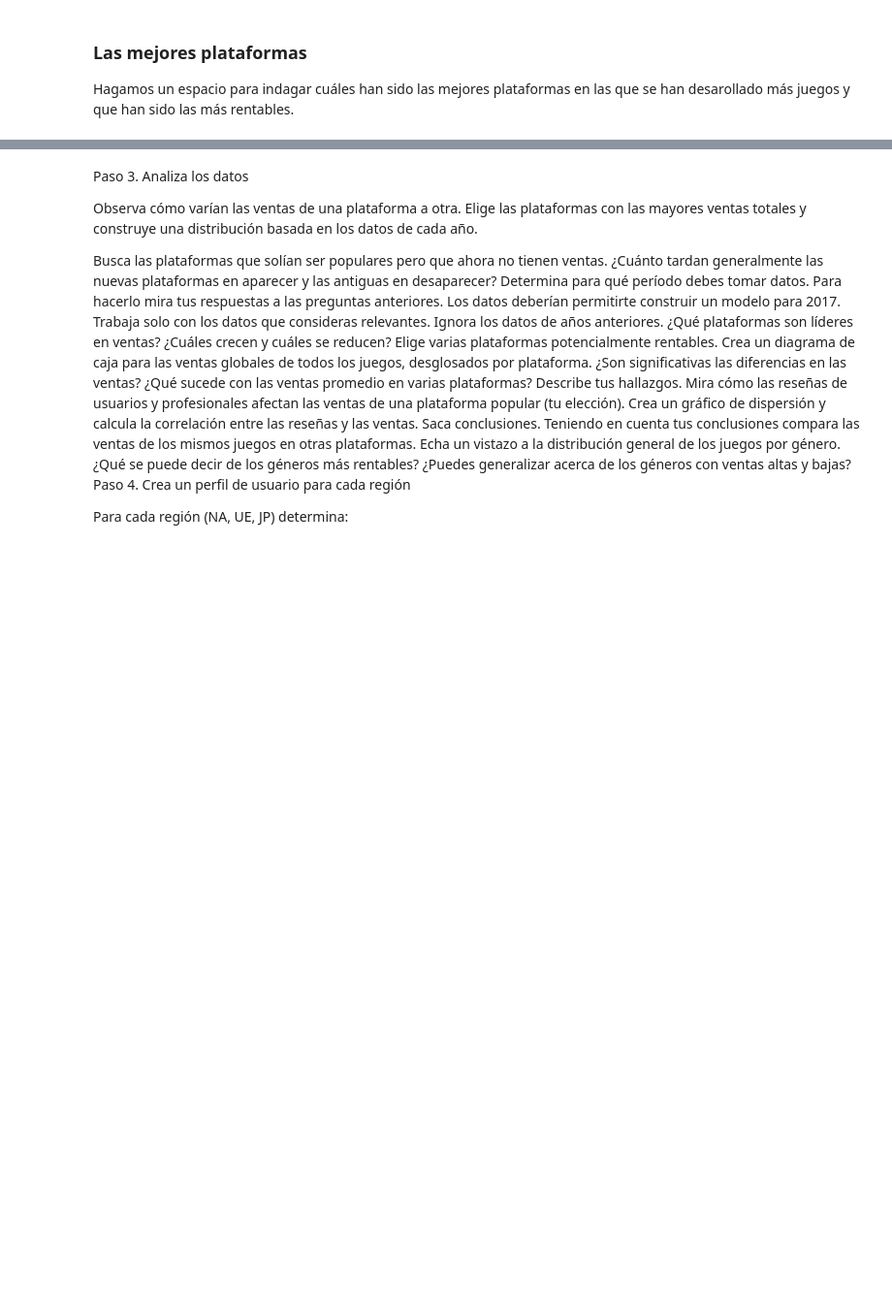
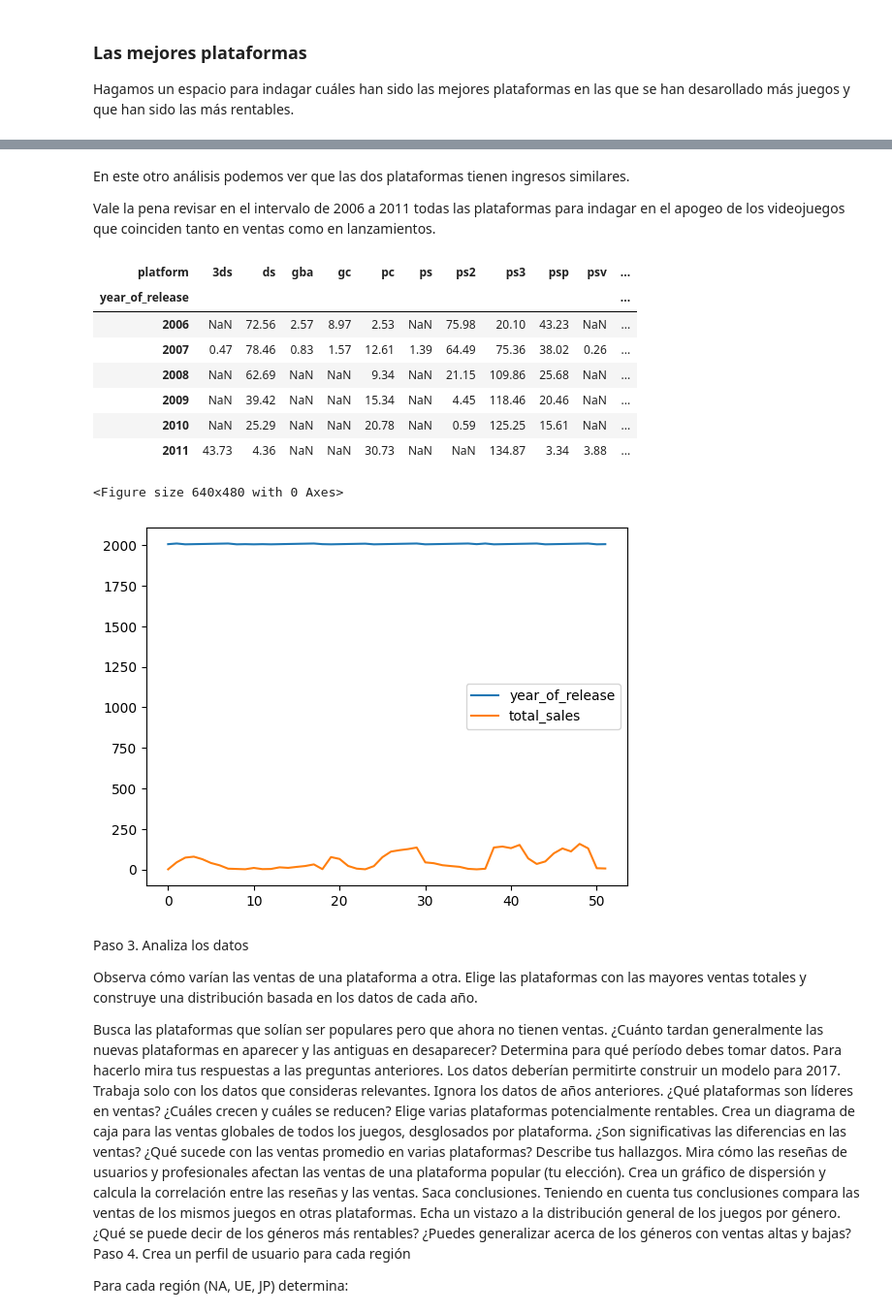
Before and after one commit to ma280113/TripleTen, a Jupyter notebook: strint_6_proyect/notebook.ipynb, the cells around one changed output, grey strips where cells are left out. Shown at 97% size. Cells and saved outputs as stored; diff of their text form; code cells hidden in the pictures; blank space fills up the shorter version.

```diff
--- a/strint_6_proyect/notebook.ipynb
+++ b/strint_6_proyect/notebook.ipynb
@@ -329,3 +494,28 @@ Comparando ambos juegos, despues de el año 2005 el ds reemplaza a ps2 ganando m
+# %% [markdown]
+En este otro análisis podemos ver que las dos plataformas tienen ingresos similares.
+
+Vale la pena revisar en el intervalo de 2006 a 2011 todas las plataformas para indagar en el apogeo de los videojuegos que coinciden tanto en ventas como en lanzamientos.
+# %%
+data_years = df[(df['year_of_release'] >= 2006) & (df['year_of_release'] <= 2011)]
+compare_years = data_years.groupby(['platform', 'year_of_release'])['total_sales'].sum().reset_index()
+pivot_compare = compare_years.pivot(index = 'year_of_release', columns='platform', values= 'total_sales')
+display(pivot_compare)
+plt.figure()
+
+compare_years.plot()
+
+plt.show()
+# %% [output]
+| platform | 3ds | ds | gba | gc | pc | ps | ps2 | ps3 | psp | psv | ... |
+| year_of_release |  |  |  |  |  |  |  |  |  |  | ... |
+| 2006 | NaN | 72.56 | 2.57 | 8.97 | 2.53 | NaN | 75.98 | 20.10 | 43.23 | NaN | ... |
+| 2007 | 0.47 | 78.46 | 0.83 | 1.57 | 12.61 | 1.39 | 64.49 | 75.36 | 38.02 | 0.26 | ... |
+| 2008 | NaN | 62.69 | NaN | NaN | 9.34 | NaN | 21.15 | 109.86 | 25.68 | NaN | ... |
+| 2009 | NaN | 39.42 | NaN | NaN | 15.34 | NaN | 4.45 | 118.46 | 20.46 | NaN | ... |
+| 2010 | NaN | 25.29 | NaN | NaN | 20.78 | NaN | 0.59 | 125.25 | 15.61 | NaN | ... |
+| 2011 | 43.73 | 4.36 | NaN | NaN | 30.73 | NaN | NaN | 134.87 | 3.34 | 3.88 | ... |
+<Figure size 640x480 with 0 Axes>
+[figure, added]
 # %% [markdown]
 Paso 3. Analiza los datos
 
```
Also changed, not shown: parts of 28 cells of this notebook.
